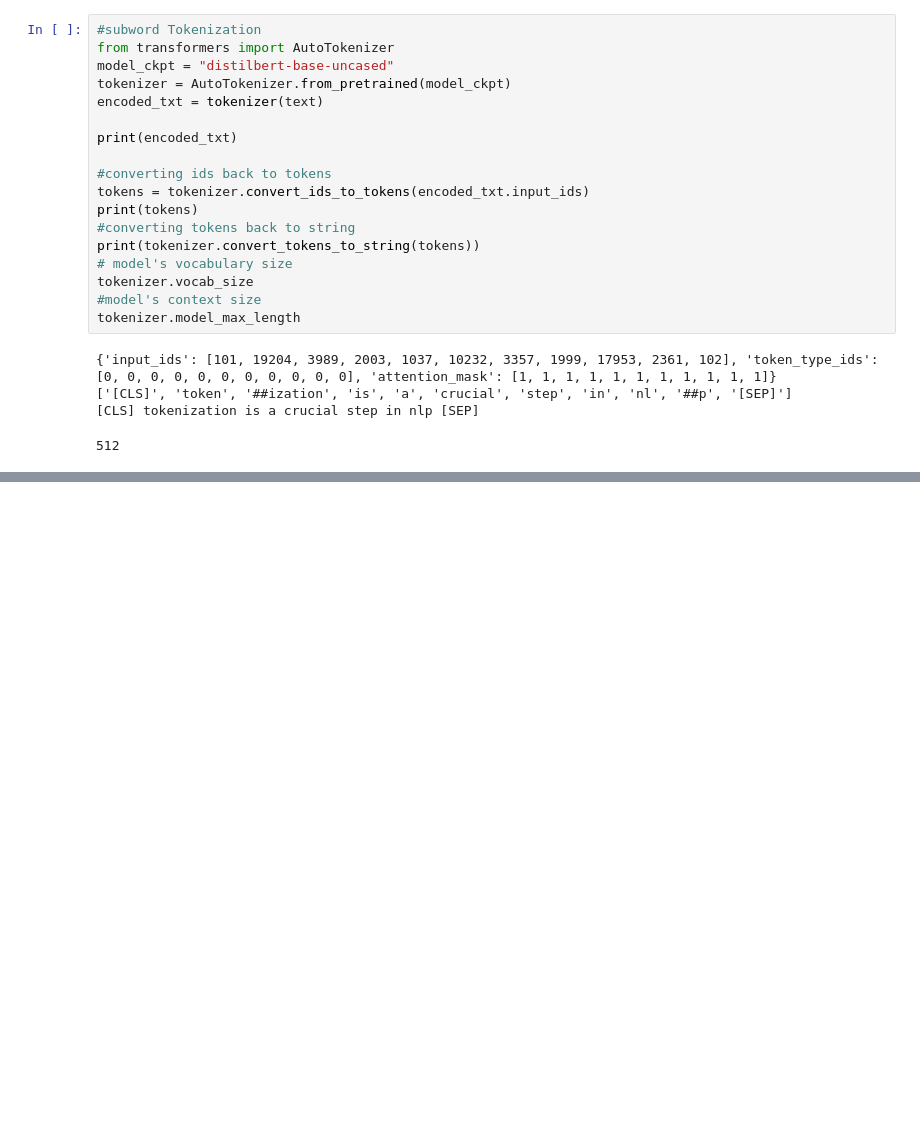
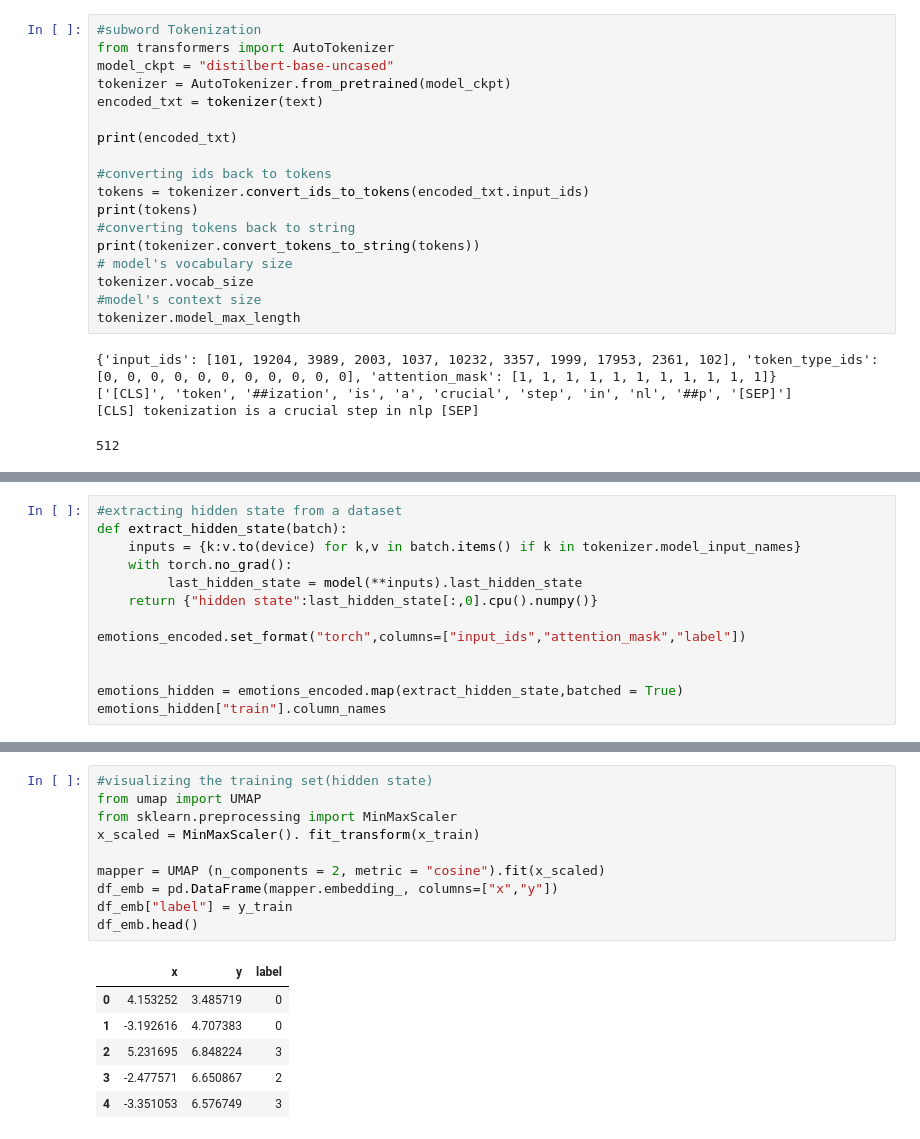
Before and after one commit to Dennischegemwangi/code-base, a Jupyter notebook: Text_classification.ipynb, the cells around one changed output, grey strips where cells are left out. Cells and saved outputs as stored; diff of their text form; blank space fills up the shorter version.

```diff
--- a/Text_classification.ipynb
+++ b/Text_classification.ipynb
@@ -137,0 +180,13 @@ print(my_data)
+# %%
+#extracting hidden state from a dataset
+def extract_hidden_state(batch):
+    inputs = {k:v.to(device) for k,v in batch.items() if k in tokenizer.model_input_names}
+    with torch.no_grad():
+         last_hidden_state = model(**inputs).last_hidden_state
+    return {"hidden state":last_hidden_state[:,0].cpu().numpy()}
+
+emotions_encoded.set_format("torch",columns=["input_ids","attention_mask","label"])
+
+
+emotions_hidden = emotions_encoded.map(extract_hidden_state,batched = True)
+emotions_hidden["train"].column_names
@@ -137,0 +211,17 @@ print(my_data)
+# %%
+#visualizing the training set(hidden state)
+from umap import UMAP
+from sklearn.preprocessing import MinMaxScaler
+x_scaled = MinMaxScaler(). fit_transform(x_train)
+
+mapper = UMAP (n_components = 2, metric = "cosine").fit(x_scaled)
+df_emb = pd.DataFrame(mapper.embedding_, columns=["x","y"])
+df_emb["label"] = y_train
+df_emb.head()
+# %% [output]
+|  | x | y | label |
+| 0 | 4.153252 | 3.485719 | 0 |
+| 1 | -3.192616 | 4.707383 | 0 |
+| 2 | 5.231695 | 6.848224 | 3 |
+| 3 | -2.477571 | 6.650867 | 2 |
+| 4 | -3.351053 | 6.576749 | 3 |
```
Also changed, not shown: parts of 8 cells of this notebook.
